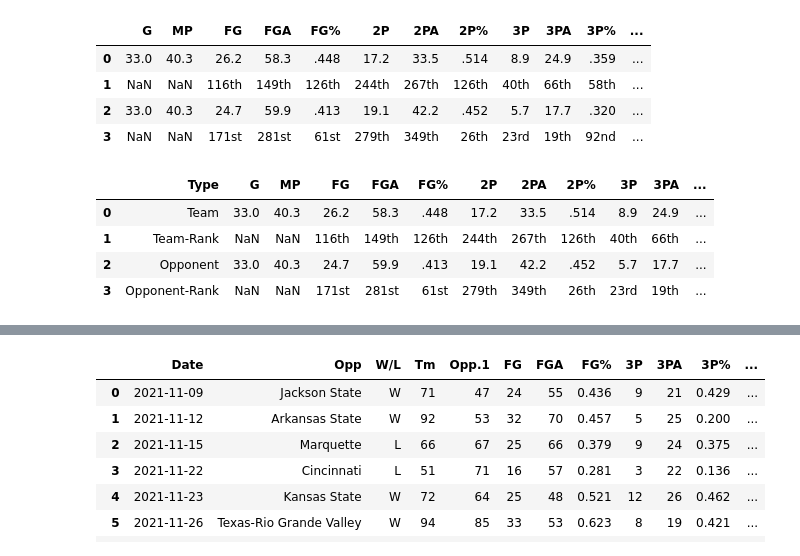
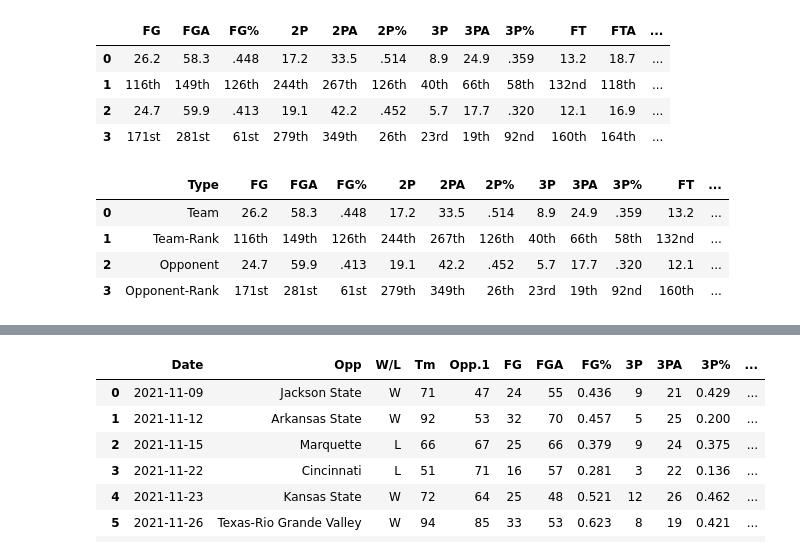
Before and after one commit to isaac-turk/DataDiveFa24, a Jupyter notebook: Isaac-Cleaning.ipynb, the cells around one changed output, grey strips where cells are left out. Drawn from its saved outputs; the diff is of its cells as text; code cells hidden in the pictures.

```diff
--- a/Isaac-Cleaning.ipynb
+++ b/Isaac-Cleaning.ipynb
@@ -211,18 +199,18 @@ dtype: int64
 # %%
-df_21_22_to_pg = df_21_22_to_pg.drop(columns=['Unnamed: 0', 'Unnamed: 1'])
+df_21_22_to_pg = df_21_22_to_pg.drop(columns=['Unnamed: 0', 'Unnamed: 1', 'G', 'MP'])
 df_21_22_to_pg
 # %% [output]
-|  | G | MP | FG | FGA | FG% | 2P | 2PA | 2P% | 3P | 3PA | 3P% | ... |
-| 0 | 33.0 | 40.3 | 26.2 | 58.3 | .448 | 17.2 | 33.5 | .514 | 8.9 | 24.9 | .359 | ... |
-| 1 | NaN | NaN | 116th | 149th | 126th | 244th | 267th | 126th | 40th | 66th | 58th | ... |
-| 2 | 33.0 | 40.3 | 24.7 | 59.9 | .413 | 19.1 | 42.2 | .452 | 5.7 | 17.7 | .320 | ... |
-| 3 | NaN | NaN | 171st | 281st | 61st | 279th | 349th | 26th | 23rd | 19th | 92nd | ... |
+|  | FG | FGA | FG% | 2P | 2PA | 2P% | 3P | 3PA | 3P% | FT | FTA | ... |
+| 0 | 26.2 | 58.3 | .448 | 17.2 | 33.5 | .514 | 8.9 | 24.9 | .359 | 13.2 | 18.7 | ... |
+| 1 | 116th | 149th | 126th | 244th | 267th | 126th | 40th | 66th | 58th | 132nd | 118th | ... |
+| 2 | 24.7 | 59.9 | .413 | 19.1 | 42.2 | .452 | 5.7 | 17.7 | .320 | 12.1 | 16.9 | ... |
+| 3 | 171st | 281st | 61st | 279th | 349th | 26th | 23rd | 19th | 92nd | 160th | 164th | ... |
 # %%
 df_21_22_to_pg.insert(0, 'Type', ['Team', 'Team-Rank', 'Opponent', 'Opponent-Rank'])
 df_21_22_to_pg
 # %% [output]
-|  | Type | G | MP | FG | FGA | FG% | 2P | 2PA | 2P% | 3P | 3PA | ... |
-| 0 | Team | 33.0 | 40.3 | 26.2 | 58.3 | .448 | 17.2 | 33.5 | .514 | 8.9 | 24.9 | ... |
-| 1 | Team-Rank | NaN | NaN | 116th | 149th | 126th | 244th | 267th | 126th | 40th | 66th | ... |
-| 2 | Opponent | 33.0 | 40.3 | 24.7 | 59.9 | .413 | 19.1 | 42.2 | .452 | 5.7 | 17.7 | ... |
-| 3 | Opponent-Rank | NaN | NaN | 171st | 281st | 61st | 279th | 349th | 26th | 23rd | 19th | ... |
+|  | Type | FG | FGA | FG% | 2P | 2PA | 2P% | 3P | 3PA | 3P% | FT | ... |
+| 0 | Team | 26.2 | 58.3 | .448 | 17.2 | 33.5 | .514 | 8.9 | 24.9 | .359 | 13.2 | ... |
+| 1 | Team-Rank | 116th | 149th | 126th | 244th | 267th | 126th | 40th | 66th | 58th | 132nd | ... |
+| 2 | Opponent | 24.7 | 59.9 | .413 | 19.1 | 42.2 | .452 | 5.7 | 17.7 | .320 | 12.1 | ... |
+| 3 | Opponent-Rank | 171st | 281st | 61st | 279th | 349th | 26th | 23rd | 19th | 92nd | 160th | ... |
```
Also changed, not shown: parts of 21 cells of this notebook, 14 other files.
